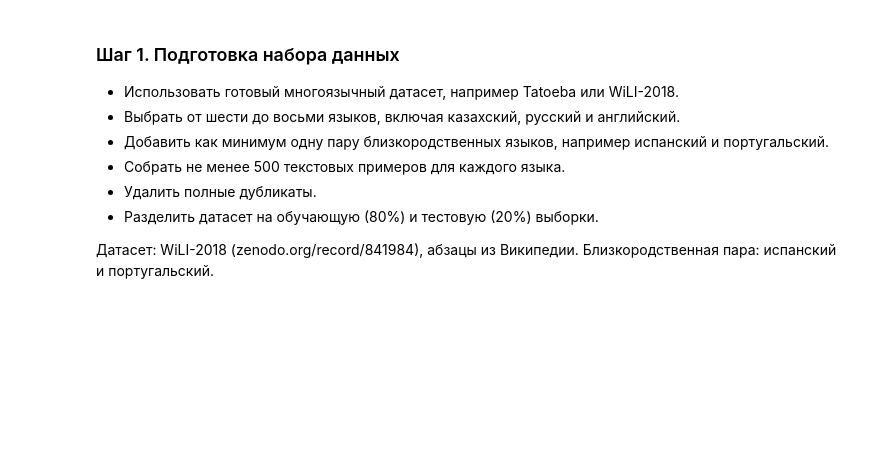
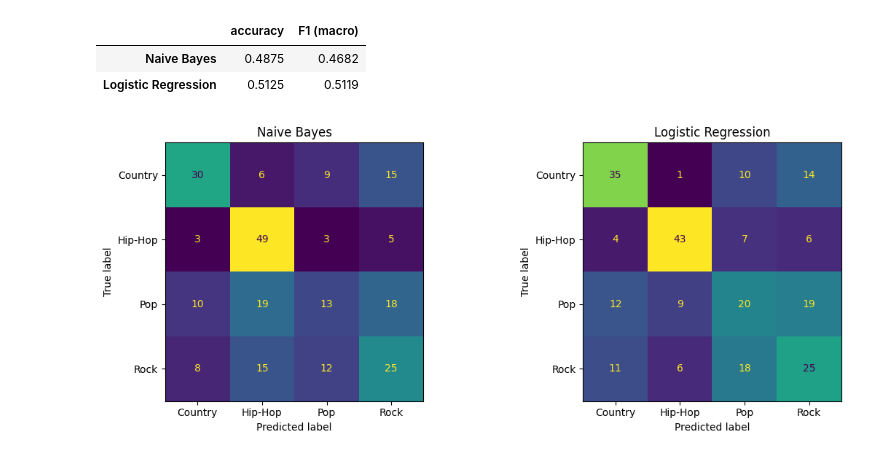
Before and after one commit to DIas-code/AITU, a Jupyter notebook: Programing for data analysis/assignment3/assignmnet3.ipynb, the cells around one changed output. Saved outputs shown, nothing was run; the diff lists cells and outputs as text; code cells hidden in the pictures; blank space fills up the shorter version.

```diff
--- a/Programing for data analysis/assignment3/assignmnet3.ipynb
+++ b/Programing for data analysis/assignment3/assignmnet3.ipynb
@@ -798,8 +971,0 @@ plt.show()
-# %%
-# пять ошибок Logistic Regression
-shown = 0
-for i, true, pred in zip(X_test_text.index, y_test, predictions["Logistic Regression"]):
-    if true != pred and shown < 5:
-        print("верно:", true, "| предсказано:", pred)
-        print(songs.loc[i, "lyrics"][:200].replace("\n", " / "), "...\n")
-        shown += 1
@@ -841,40 +1054,22 @@ for i, true, pred in zip(X_test_text.index, y_test, predictions["Logistic Regres
-# %% [markdown]
-### Шаг 1. Подготовка набора данных
-
-- Использовать готовый многоязычный датасет, например Tatoeba или WiLI-2018.
-- Выбрать от шести до восьми языков, включая казахский, русский и английский.
-- Добавить как минимум одну пару близкородственных языков, например испанский и португальский.
-- Собрать не менее 500 текстовых примеров для каждого языка.
-- Удалить полные дубликаты.
-- Разделить датасет на обучающую (80%) и тестовую (20%) выборки.
-
-Датасет: WiLI-2018 (zenodo.org/record/841984), абзацы из Википедии. Близкородственная пара: испанский и португальский.
+# %%
+#1
+genre_preds = {"Naive Bayes": nb_model.predict(X_test_genre), "Logistic Regression": lr_genre.predict(X_test_genre)}
+
+pd.DataFrame({
+    name: {"accuracy": accuracy_score(y_test_genre, pred), "F1 (macro)": f1_score(y_test_genre, pred, average="macro")}
+    for name, pred in genre_preds.items()
+}).T.round(4)
+# %% [output]
+|  | accuracy | F1 (macro) |
+| Naive Bayes | 0.4875 | 0.4682 |
+| Logistic Regression | 0.5125 | 0.5119 |
 # %%
-import io
-import zipfile
-
-# скачиваем WiLI-2018
-if not os.path.exists("wili-2018"):
-    response = urllib.request.urlopen("https://zenodo.org/record/841984/files/wili-2018.zip")
-    zipfile.ZipFile(io.BytesIO(response.read())).extractall("wili-2018")
-
-# читаем тексты и метки (обе части WiLI)
-texts, labels = [], []
-for split in ["train", "test"]:
-    texts += open(f"wili-2018/x_{split}.txt", encoding="utf-8").read().splitlines()
-    labels += open(f"wili-2018/y_{split}.txt", encoding="utf-8").read().splitlines()
-lang_df = pd.DataFrame({"text": texts, "lang": labels})
-
-# шесть языков
-LANGS = {"kaz": "kk", "rus": "ru", "eng": "en", "spa": "es", "por": "pt", "deu": "de"}
-lang_df = lang_df[lang_df["lang"].isin(LANGS)]
-lang_df["lang"] = lang_df["lang"].map(LANGS)
-
-# удаляем дубликаты
-lang_df = lang_df.drop_duplicates(subset="text")
-print(lang_df["lang"].value_counts())
-
-# 80 / 20
-train_lang, test_lang = train_test_split(lang_df, test_size=0.20, stratify=lang_df["lang"], random_state=SEED)
-train_lang, test_lang = train_lang.copy(), test_lang.copy()
-print("\ntrain:", len(train_lang), "| test:", len(test_lang))
+#2
+fig, axes = plt.subplots(1, 2, figsize=(12, 4.5))
+for ax, (name, pred) in zip(axes, genre_preds.items()):
+    ConfusionMatrixDisplay.from_predictions(y_test_genre, pred, labels=GENRES, ax=ax, colorbar=False)
+    ax.set_title(name)
+plt.tight_layout()
+plt.show()
+# %% [output]
+[figure, added]
```
Also changed, not shown: parts of 128 cells of this notebook.
